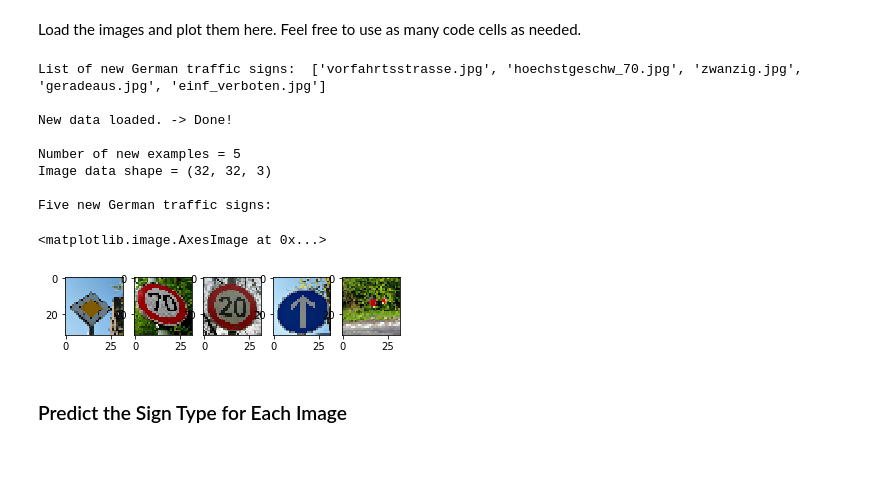
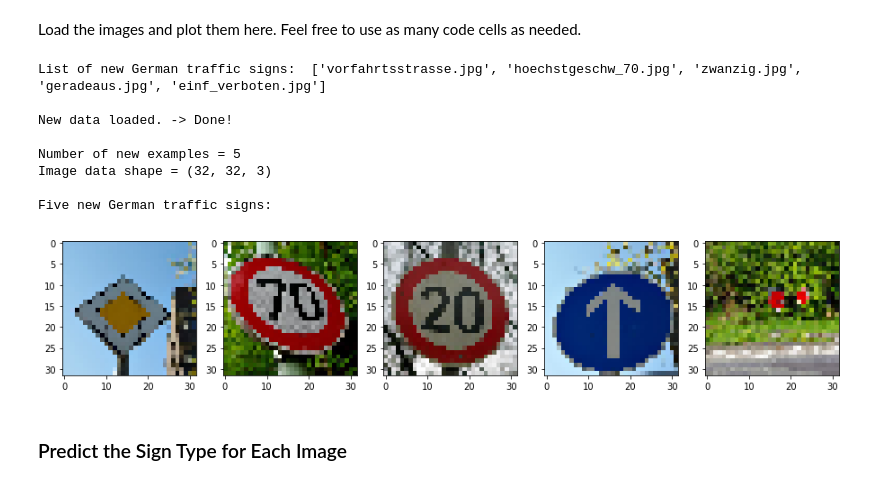
Before and after one commit to urs-waldmann/CarND-Traffic-Sign-Classifier-Project, a Jupyter notebook: Traffic_Sign_Classifier.ipynb, the cells around one changed output. Cells and saved outputs as stored; diff of their text form; code cells hidden in the pictures; blank space fills up the shorter version.

```diff
--- a/Traffic_Sign_Classifier.ipynb
+++ b/Traffic_Sign_Classifier.ipynb
@@ -737,37 +759,36 @@ def load_new_images(image_list):
     return np.array(X_data_new, np.uint8)
 
 X_new = load_new_images(image_list)
 print('New data loaded. -> Done!')
 print()
 
 # Print information.
 n_new = X_new.shape[0]
 image_shape_new = X_new.shape[1:4]
 print("Number of new examples =", n_new)
 print("Image data shape =", image_shape_new)
 print()
 
 # Output the images
 def output_images_new(X_data, image_list):
-    grid = gridspec.GridSpec(1, 5)
+    grid = gridspec.GridSpec(1, 5, left=1, bottom=1, right=3, top=2)
     for i in range(len(image_list)):
         image = X_data[i].squeeze()
         plot = plt.subplot(grid[i]).imshow(image)
     return plot
 
 print('Five new German traffic signs:')
-output_images_new(X_new, image_list)
+plt.show(output_images_new(X_new, image_list))
 # %% [output]
 List of new German traffic signs:  ['vorfahrtsstrasse.jpg', 'hoechstgeschw_70.jpg', 'zwanzig.jpg', 'geradeaus.jpg', 'einf_verboten.jpg']
 
 New data loaded. -> Done!
 
 Number of new examples = 5
 Image data shape = (32, 32, 3)
 
 Five new German traffic signs:
-<matplotlib.image.AxesImage at 0x...>
-[figure, old version]
+[figure, new version]
 # %% [markdown]
 ### Predict the Sign Type for Each Image
 # %% [markdown]
```
Also changed, not shown: parts of 6 cells of this notebook.
